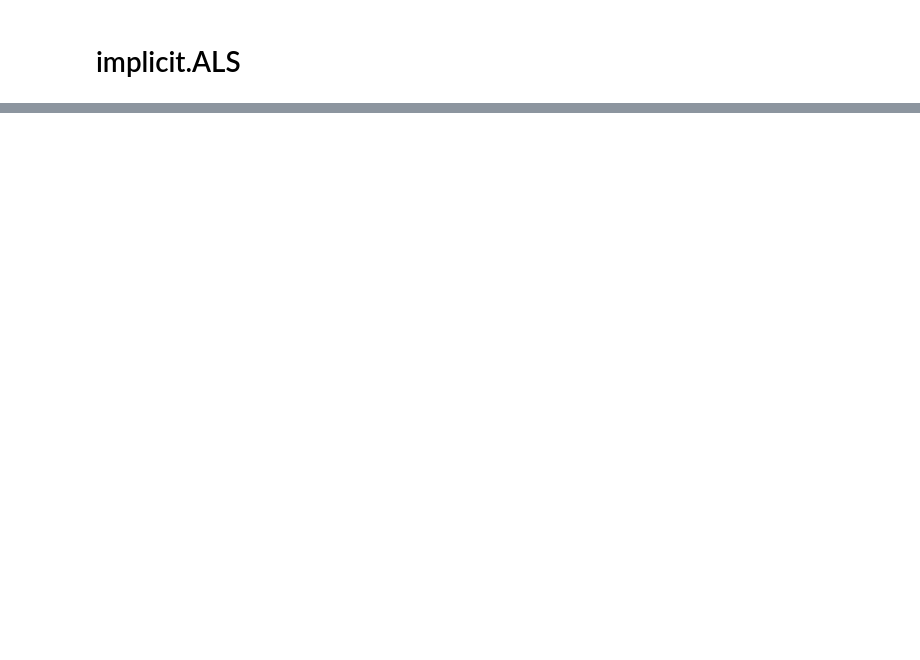
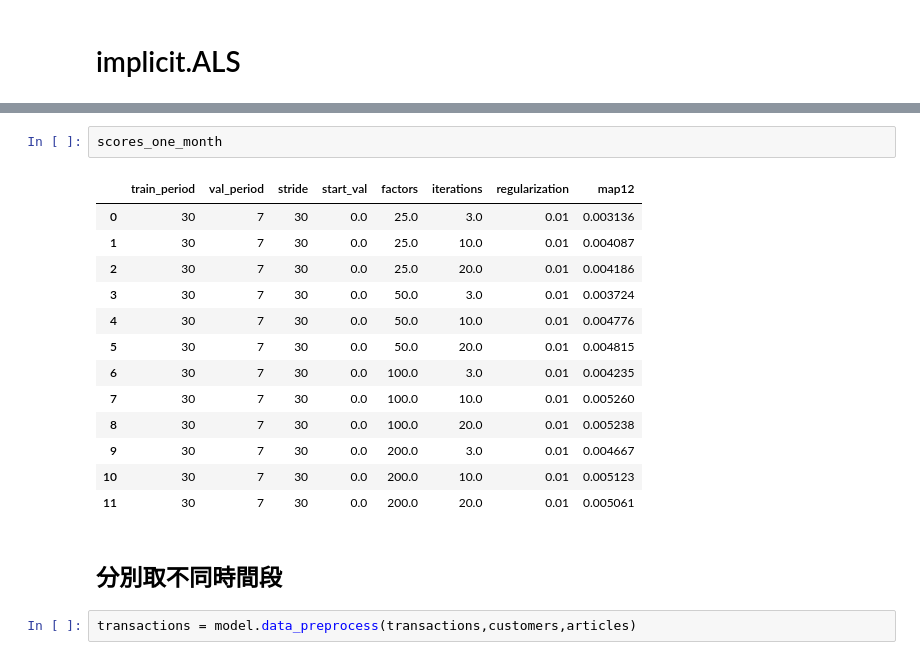
Before and after one commit to maggie860326/BDSE23_HM_recommedation, a Jupyter notebook: time_split_validation(unfinish).ipynb, the cells around one changed output, grey strips where cells are left out. Saved outputs shown, nothing was run; the diff lists cells and outputs as text; blank space fills up the shorter version.

```diff
--- a/time_split_validation(unfinish).ipynb
+++ b/time_split_validation(unfinish).ipynb
@@ -234,0 +61,20 @@ model.cv_results_
+# %%
+scores_one_month
+# %% [output]
+|  | train_period | val_period | stride | start_val | factors | iterations | regularization | map12 |
+| 0 | 30 | 7 | 30 | 0.0 | 25.0 | 3.0 | 0.01 | 0.003136 |
+| 1 | 30 | 7 | 30 | 0.0 | 25.0 | 10.0 | 0.01 | 0.004087 |
+| 2 | 30 | 7 | 30 | 0.0 | 25.0 | 20.0 | 0.01 | 0.004186 |
+| 3 | 30 | 7 | 30 | 0.0 | 50.0 | 3.0 | 0.01 | 0.003724 |
+| 4 | 30 | 7 | 30 | 0.0 | 50.0 | 10.0 | 0.01 | 0.004776 |
+| 5 | 30 | 7 | 30 | 0.0 | 50.0 | 20.0 | 0.01 | 0.004815 |
+| 6 | 30 | 7 | 30 | 0.0 | 100.0 | 3.0 | 0.01 | 0.004235 |
+| 7 | 30 | 7 | 30 | 0.0 | 100.0 | 10.0 | 0.01 | 0.005260 |
+| 8 | 30 | 7 | 30 | 0.0 | 100.0 | 20.0 | 0.01 | 0.005238 |
+| 9 | 30 | 7 | 30 | 0.0 | 200.0 | 3.0 | 0.01 | 0.004667 |
+| 10 | 30 | 7 | 30 | 0.0 | 200.0 | 10.0 | 0.01 | 0.005123 |
+| 11 | 30 | 7 | 30 | 0.0 | 200.0 | 20.0 | 0.01 | 0.005061 |
+# %% [markdown]
+## 分別取不同時間段
+# %%
+transactions = model.data_preprocess(transactions,customers,articles)
```
Also changed, not shown: parts of 26 cells of this notebook, 7 other files.
